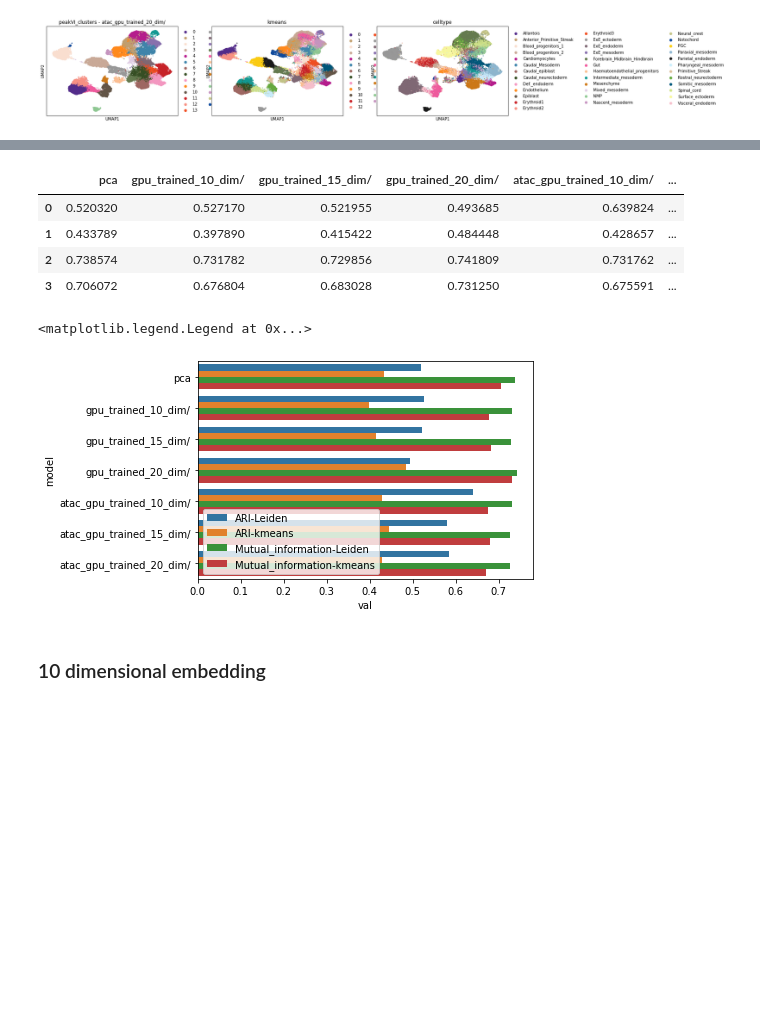
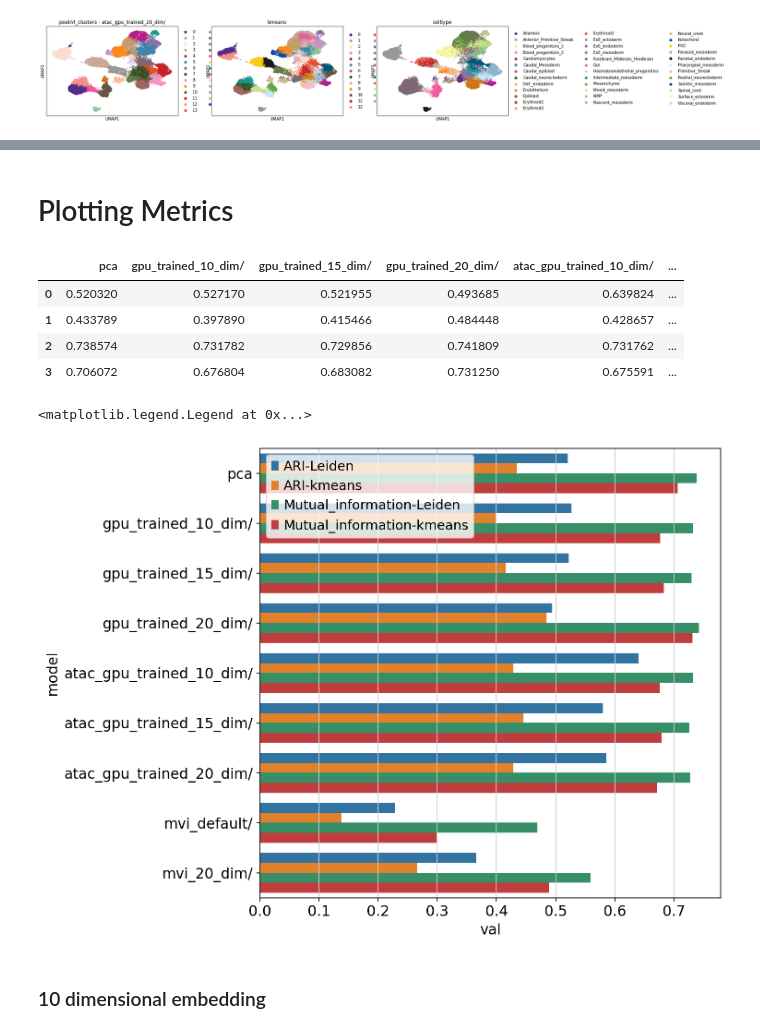
Before and after one commit to Katharina782/scDoRI, a Jupyter notebook: gastrulation_data/jupyter_notebooks/Comparing_embeddings.ipynb, the cells around one changed output, grey strips where cells are left out. Saved outputs shown, nothing was run; the diff lists cells and outputs as text; code cells hidden in the pictures; blank space fills up the shorter version.

```diff
--- a/gastrulation_data/jupyter_notebooks/Comparing_embeddings.ipynb
+++ b/gastrulation_data/jupyter_notebooks/Comparing_embeddings.ipynb
@@ -176,0 +175,29 @@ Using Leiden clustering we obtain: 27 clusters
+# %%
+paths = ["mvi_default/", "mvi_20_dim/"]#, "mvi_10_dim/"]
+# %%
+for p in paths:
+    adata = scvi.data.read_h5ad(p + "anndata_object")
+    model =  scvi.model.MULTIVI.load(p, adata=adata)
+    # use scVI latent space for UMAP generation
+    sc.pp.neighbors(adata, use_rep="X_multivi")
+    sc.tl.umap(adata, min_dist=0.3)
+
+    # leiden clustering
+    sc.tl.leiden(adata, key_added="multiVI_clusters", resolution=1.2)
+    print(f"Using Leiden clustering we obtain: {len(adata.obs.multiVI_clusters.unique())} clusters")
+
+    # kmeans clustering
+    emb = adata.obsm["X_multivi"]
+    kmeans = KMeans(n_clusters=37,
+                    init="random",
+                    n_init=200,
+                    random_state=0).fit(emb)
+    adata.obs["kmeans"] = kmeans.labels_.astype(str)
+
+    # plot umaps
+    sc.pl.umap(adata, color=["multiVI_clusters", "kmeans", "celltype.mapped_mnn"], title = [f"multiVI_clusters - {p}", "kmeans", "celltype"], palette = colPalette_celltypes, size = 15)
+
+    #print(f"The adjusted Rand index when using kmeans clustering is: {adjusted_rand_score(adata.obs["celltype.mapped_mnn"], adata.obs.peakVI_clusters)}")
+    metrics[p] =  (adjusted_rand_score(adata.obs["celltype.mapped_mnn"], adata.obs.multiVI_clusters),adjusted_rand_score(adata.obs["celltype.mapped_mnn"], adata.obs.kmeans),
+                   adjusted_mutual_info_score(adata.obs["celltype.mapped_mnn"], adata.obs.multiVI_clusters),
+                   adjusted_mutual_info_score(adata.obs["celltype.mapped_mnn"], adata.obs.kmeans))
@@ -177,3 +233,5 @@ Using Leiden clustering we obtain: 27 clusters
+# %% [markdown]
+# Plotting Metrics
 # %%
 df = pd.DataFrame.from_dict(metrics)
 # %%
@@ -192,9 +250,9 @@ df
 # %% [output]
 |  | pca | gpu_trained_10_dim/ | gpu_trained_15_dim/ | gpu_trained_20_dim/ | atac_gpu_trained_10_dim/ | ... |
 | 0 | 0.520320 | 0.527170 | 0.521955 | 0.493685 | 0.639824 | ... |
-| 1 | 0.433789 | 0.397890 | 0.415422 | 0.484448 | 0.428657 | ... |
+| 1 | 0.433789 | 0.397890 | 0.415466 | 0.484448 | 0.428657 | ... |
 | 2 | 0.738574 | 0.731782 | 0.729856 | 0.741809 | 0.731762 | ... |
-| 3 | 0.706072 | 0.676804 | 0.683028 | 0.731250 | 0.675591 | ... |
+| 3 | 0.706072 | 0.676804 | 0.683082 | 0.731250 | 0.675591 | ... |
 # %%
 df = df.melt("metric", var_name = "model", value_name = "val")
 # %%
@@ -202,10 +260,10 @@ import seaborn as sns
 import matplotlib.pyplot as plt
 # %%
 sns.barplot(y="model", x="val", hue="metric", data=df)
-plt.legend(loc="lower left")
+plt.legend(loc="upper left")
 # %% [output]
 <matplotlib.legend.Legend at 0x...>
-[figure, old version]
+[figure, new version]
 # %% [markdown]
 ### 10 dimensional embedding
 # %% [markdown]
```
Also changed, not shown: parts of 14 cells of this notebook, 23 other files.
